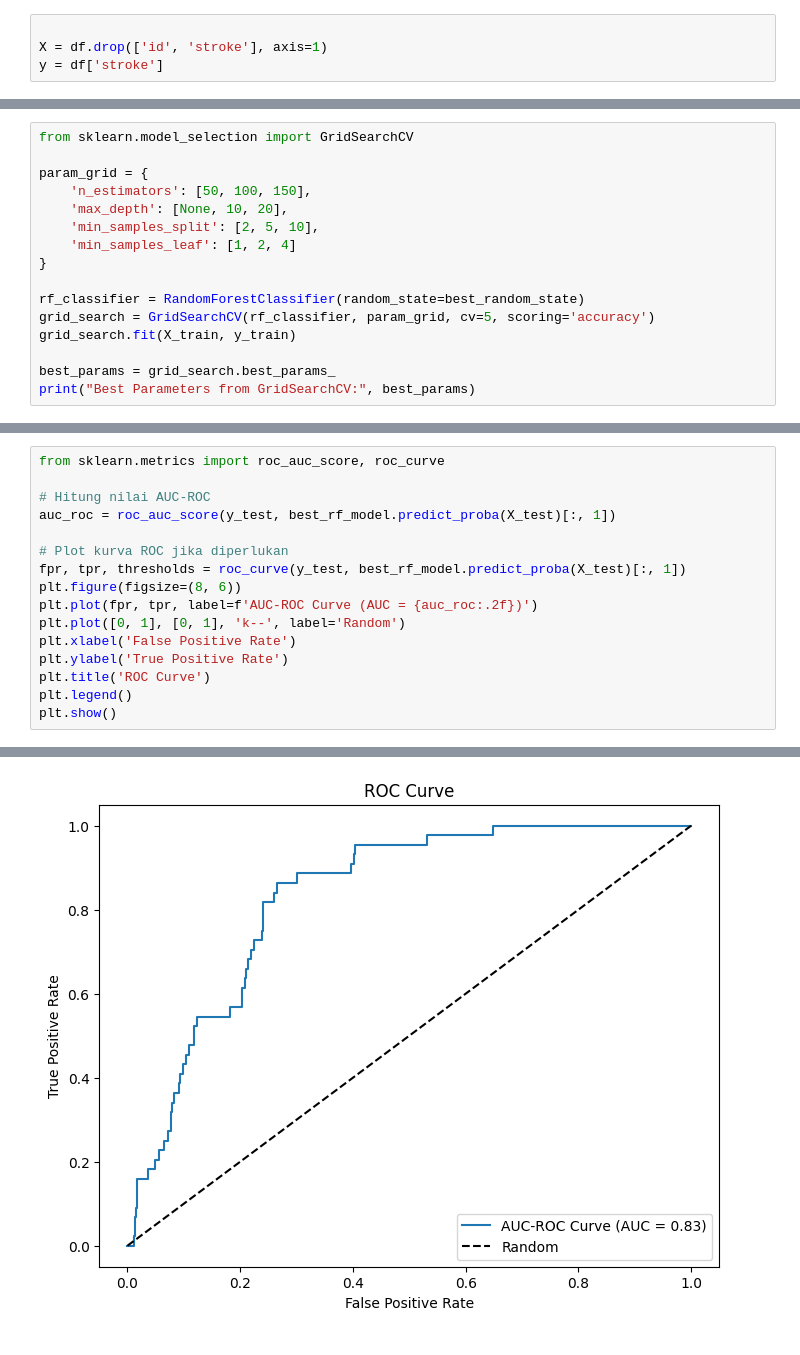
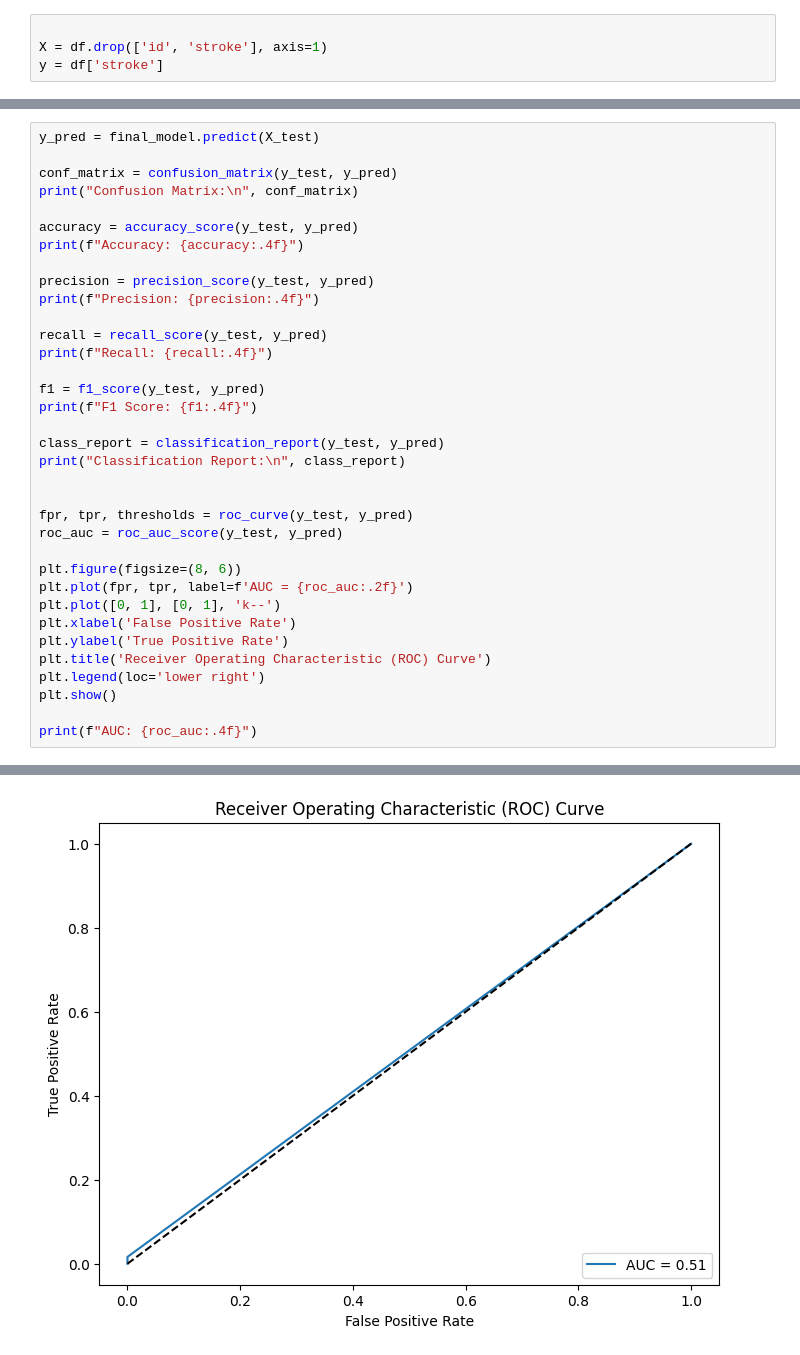
Before and after one commit to WSNekoWay/AI_ALP_Bryan---Hans, a Jupyter notebook: random_forest_stroke.ipynb, the cells around one changed output, grey strips where cells are left out. Saved outputs shown, nothing was run; the diff lists cells and outputs as text.

```diff
--- a/random_forest_stroke.ipynb
+++ b/random_forest_stroke.ipynb
@@ -228,16 +202,0 @@ print("Best Random State:", best_random_state)
-# %%
-from sklearn.model_selection import GridSearchCV
-
-param_grid = {
-    'n_estimators': [50, 100, 150],
-    'max_depth': [None, 10, 20],
-    'min_samples_split': [2, 5, 10],
-    'min_samples_leaf': [1, 2, 4]
-}
-
-rf_classifier = RandomForestClassifier(random_state=best_random_state)
-grid_search = GridSearchCV(rf_classifier, param_grid, cv=5, scoring='accuracy')
-grid_search.fit(X_train, y_train)
-
-best_params = grid_search.best_params_
-print("Best Parameters from GridSearchCV:", best_params)
@@ -249,17 +231,36 @@ Confusion Matrix:
 # %%
-from sklearn.metrics import roc_auc_score, roc_curve
+y_pred = final_model.predict(X_test)
 
-# Hitung nilai AUC-ROC
-auc_roc = roc_auc_score(y_test, best_rf_model.predict_proba(X_test)[:, 1])
+conf_matrix = confusion_matrix(y_test, y_pred)
+print("Confusion Matrix:\n", conf_matrix)
 
-# Plot kurva ROC jika diperlukan
-fpr, tpr, thresholds = roc_curve(y_test, best_rf_model.predict_proba(X_test)[:, 1])
+accuracy = accuracy_score(y_test, y_pred)
+print(f"Accuracy: {accuracy:.4f}")
+
+precision = precision_score(y_test, y_pred)
+print(f"Precision: {precision:.4f}")
+
+recall = recall_score(y_test, y_pred)
+print(f"Recall: {recall:.4f}")
+
+f1 = f1_score(y_test, y_pred)
+print(f"F1 Score: {f1:.4f}")
+
+class_report = classification_report(y_test, y_pred)
+print("Classification Report:\n", class_report)
+
+
+fpr, tpr, thresholds = roc_curve(y_test, y_pred)
+roc_auc = roc_auc_score(y_test, y_pred)
+
 plt.figure(figsize=(8, 6))
-plt.plot(fpr, tpr, label=f'AUC-ROC Curve (AUC = {auc_roc:.2f})')
-plt.plot([0, 1], [0, 1], 'k--', label='Random')
+plt.plot(fpr, tpr, label=f'AUC = {roc_auc:.2f}')
+plt.plot([0, 1], [0, 1], 'k--')
 plt.xlabel('False Positive Rate')
 plt.ylabel('True Positive Rate')
-plt.title('ROC Curve')
-plt.legend()
+plt.title('Receiver Operating Characteristic (ROC) Curve')
+plt.legend(loc='lower right')
 plt.show()
+
+print(f"AUC: {roc_auc:.4f}")
 # %% [output]
@@ -266 +283 @@ plt.show()
-[figure, old version]
+[figure, new version]
```
Also changed, not shown: parts of 11 cells of this notebook.
